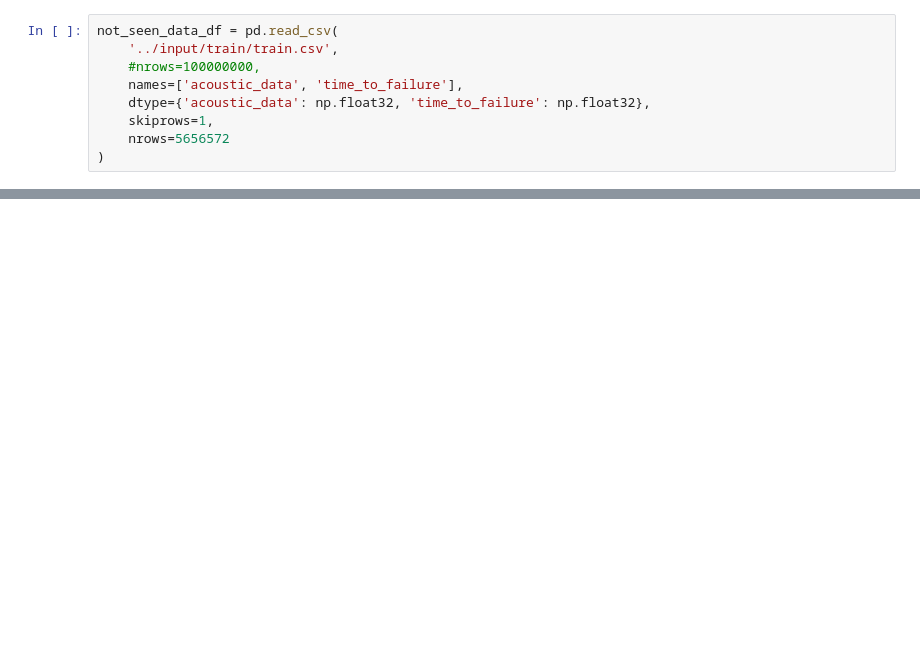
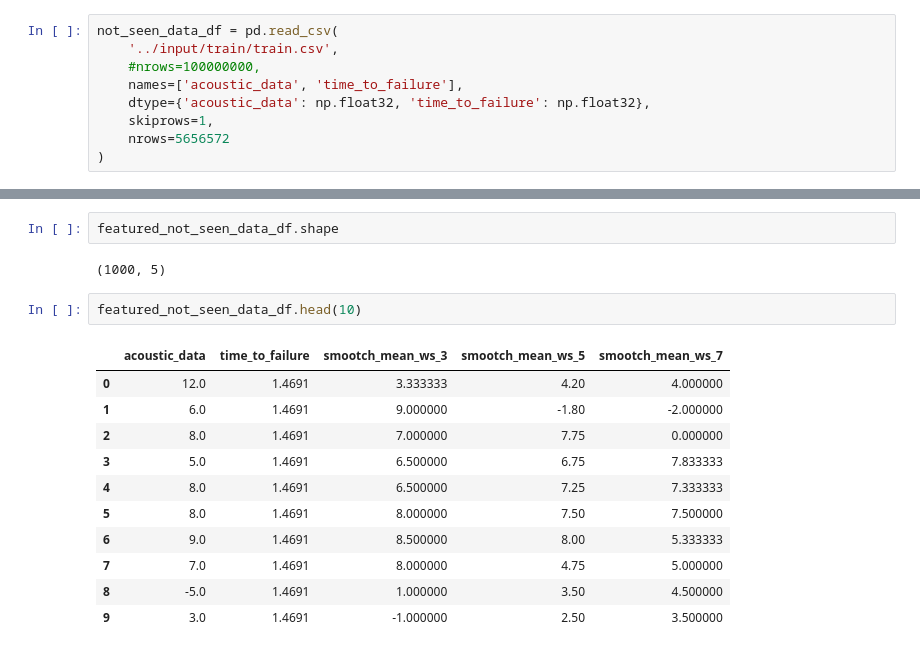
Before and after one commit to contemplat0r/LANL_Earthquake_Prediction, a Jupyter notebook: lanl-models-with-parallel-earthquakes-working.ipynb, the cells around one changed output, grey strips where cells are left out. Drawn from its saved outputs; the diff is of its cells as text; blank space fills up the shorter version.

```diff
--- a/lanl-models-with-parallel-earthquakes-working.ipynb
+++ b/lanl-models-with-parallel-earthquakes-working.ipynb
@@ -302,0 +330,18 @@ Wall time: 1.39 s
+# %%
+featured_not_seen_data_df.shape
+# %% [output]
+(1000, 5)
+# %%
+featured_not_seen_data_df.head(10)
+# %% [output]
+|  | acoustic_data | time_to_failure | smootch_mean_ws_3 | smootch_mean_ws_5 | smootch_mean_ws_7 |
+| 0 | 12.0 | 1.4691 | 3.333333 | 4.20 | 4.000000 |
+| 1 | 6.0 | 1.4691 | 9.000000 | -1.80 | -2.000000 |
+| 2 | 8.0 | 1.4691 | 7.000000 | 7.75 | 0.000000 |
+| 3 | 5.0 | 1.4691 | 6.500000 | 6.75 | 7.833333 |
+| 4 | 8.0 | 1.4691 | 6.500000 | 7.25 | 7.333333 |
+| 5 | 8.0 | 1.4691 | 8.000000 | 7.50 | 7.500000 |
+| 6 | 9.0 | 1.4691 | 8.500000 | 8.00 | 5.333333 |
+| 7 | 7.0 | 1.4691 | 8.000000 | 4.75 | 5.000000 |
+| 8 | -5.0 | 1.4691 | 1.000000 | 3.50 | 4.500000 |
+| 9 | 3.0 | 1.4691 | -1.000000 | 2.50 | 3.500000 |
```
Also changed, not shown: parts of 28 cells of this notebook.
